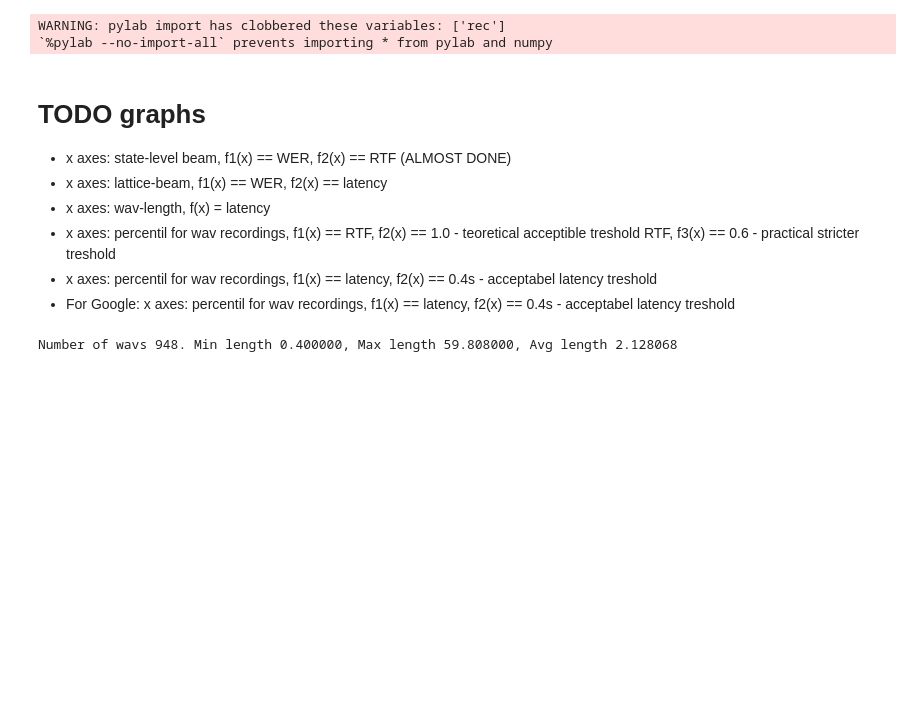
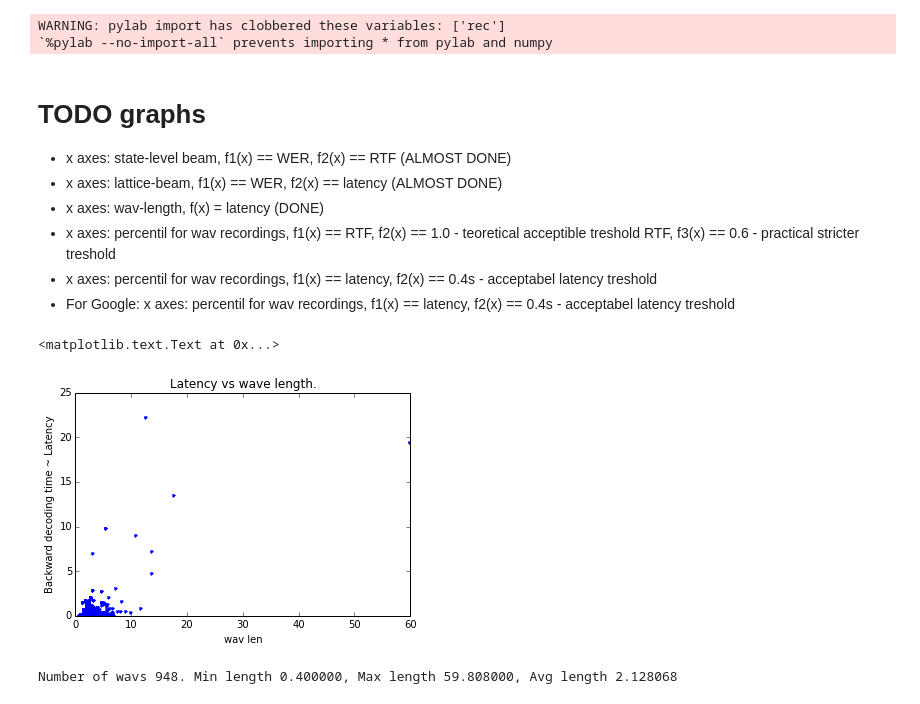
Before and after one commit to oplatek/pykaldi-eval, a Jupyter notebook: Pykaldi-evaluation.ipynb, the cells around one changed output. Drawn from its saved outputs; the diff is of its cells as text; code cells hidden in the pictures; blank space fills up the shorter version.

```diff
--- a/Pykaldi-evaluation.ipynb
+++ b/Pykaldi-evaluation.ipynb
@@ -39,11 +39,29 @@ TODO graphs
 ===========
 
  * x axes: state-level beam, f1(x) == WER, f2(x) == RTF (ALMOST DONE)
- * x axes: lattice-beam, f1(x) == WER, f2(x) == latency
- * x axes: wav-length, f(x) = latency
+ * x axes: lattice-beam, f1(x) == WER, f2(x) == latency (ALMOST DONE)
+ * x axes: wav-length, f(x) = latency (DONE)
  * x axes: percentil for wav recordings, f1(x) == RTF, f2(x) == 1.0 - teoretical acceptible treshold RTF, f3(x) == 0.6 - practical stricter treshold
  * x axes: percentil for wav recordings, f1(x) == latency, f2(x) == 0.4s - acceptabel latency treshold
  * For Google: x axes: percentil for wav recordings, f1(x) == latency, f2(x) == 0.4s - acceptabel latency treshold
+# %%
+wl_dup, bt, beam, lat_beam, max_active = [], [], beam_range[0], lat_beam_range[0], max_active_range[0]
+
+for wl in wav_len_values:
+    back_time = [ rec.backwardlen for rec in user_time_r if
+                 rec.beam == beam and rec.wav_len == wl and
+                 rec.lattice_beam == lat_beam and rec.max_active == max_active]
+    for btv in back_time:
+        wl_dup.append(wl)
+        bt.append(btv)
+
+plot(wl_dup, bt, '.')
+xlabel('wav len')
+ylabel('Backward decoding time ~ Latency')
+title('Latency vs wave length.')
+# %% [output]
+<matplotlib.text.Text at 0x...>
+[figure, added]
 # %%
 print('Number of wavs %d. Min length %f, Max length %f, Avg length %f' % (len(wav_len_values), min(wav_len_values), max(wav_len_values), sum(wav_len_values) / len(wav_len_values)))
 
```
Also changed, not shown: parts of 2 cells of this notebook.
